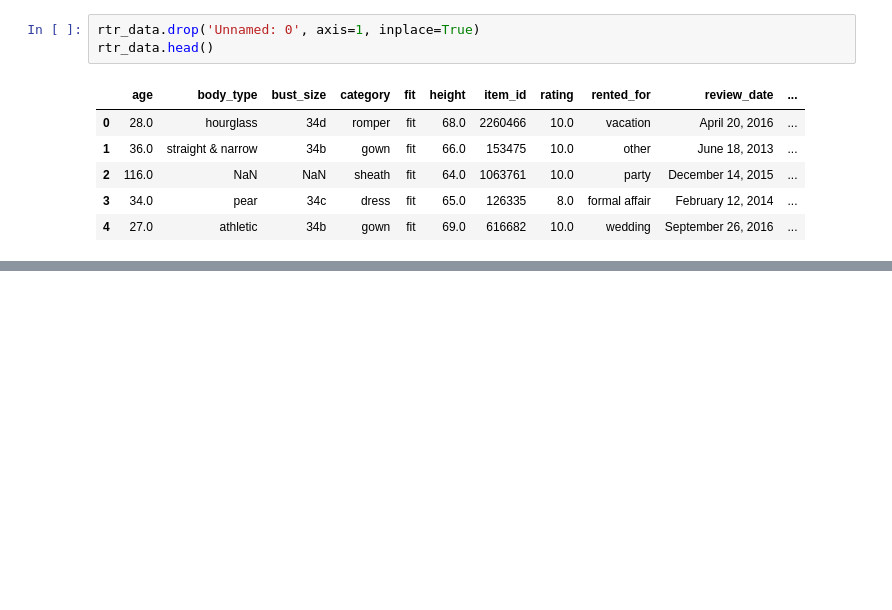
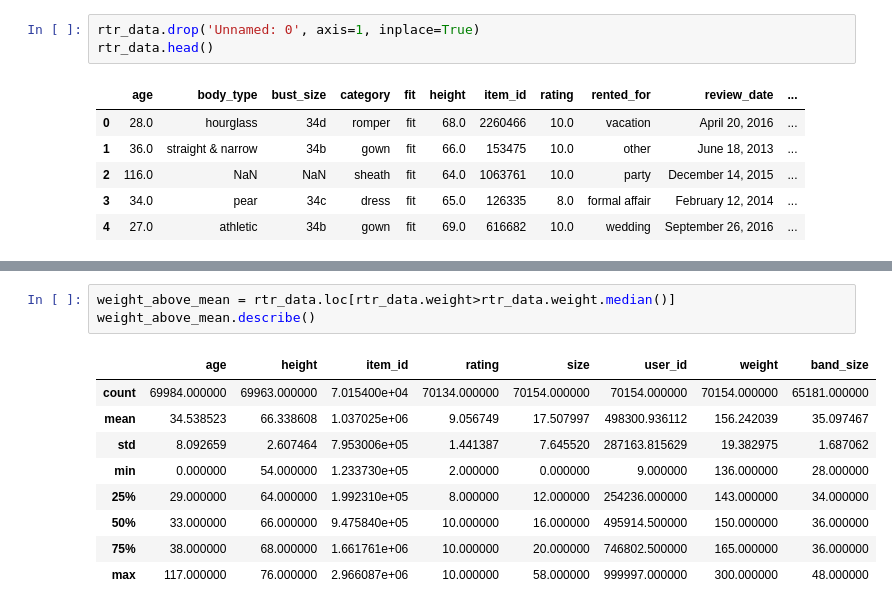
Before and after one commit to CliffordBridges/Whose-Clothes-Fit-Well, a Jupyter notebook: CliffordBridges_DataAnalysis.ipynb, the cells around one changed output, grey strips where cells are left out. Cells and saved outputs as stored; diff of their text form; blank space fills up the shorter version.

```diff
--- a/CliffordBridges_DataAnalysis.ipynb
+++ b/CliffordBridges_DataAnalysis.ipynb
@@ -17,0 +31,13 @@ rtr_data.head()
+# %%
+weight_above_mean = rtr_data.loc[rtr_data.weight>rtr_data.weight.median()]
+weight_above_mean.describe()
+# %% [output]
+|  | age | height | item_id | rating | size | user_id | weight | band_size |
+| count | 69984.000000 | 69963.000000 | 7.015400e+04 | 70134.000000 | 70154.000000 | 70154.000000 | 70154.000000 | 65181.000000 |
+| mean | 34.538523 | 66.338608 | 1.037025e+06 | 9.056749 | 17.507997 | 498300.936112 | 156.242039 | 35.097467 |
+| std | 8.092659 | 2.607464 | 7.953006e+05 | 1.441387 | 7.645520 | 287163.815629 | 19.382975 | 1.687062 |
+| min | 0.000000 | 54.000000 | 1.233730e+05 | 2.000000 | 0.000000 | 9.000000 | 136.000000 | 28.000000 |
+| 25% | 29.000000 | 64.000000 | 1.992310e+05 | 8.000000 | 12.000000 | 254236.000000 | 143.000000 | 34.000000 |
+| 50% | 33.000000 | 66.000000 | 9.475840e+05 | 10.000000 | 16.000000 | 495914.500000 | 150.000000 | 36.000000 |
+| 75% | 38.000000 | 68.000000 | 1.661761e+06 | 10.000000 | 20.000000 | 746802.500000 | 165.000000 | 36.000000 |
+| max | 117.000000 | 76.000000 | 2.966087e+06 | 10.000000 | 58.000000 | 999997.000000 | 300.000000 | 48.000000 |
```
Also changed, not shown: parts of 10 cells of this notebook.
